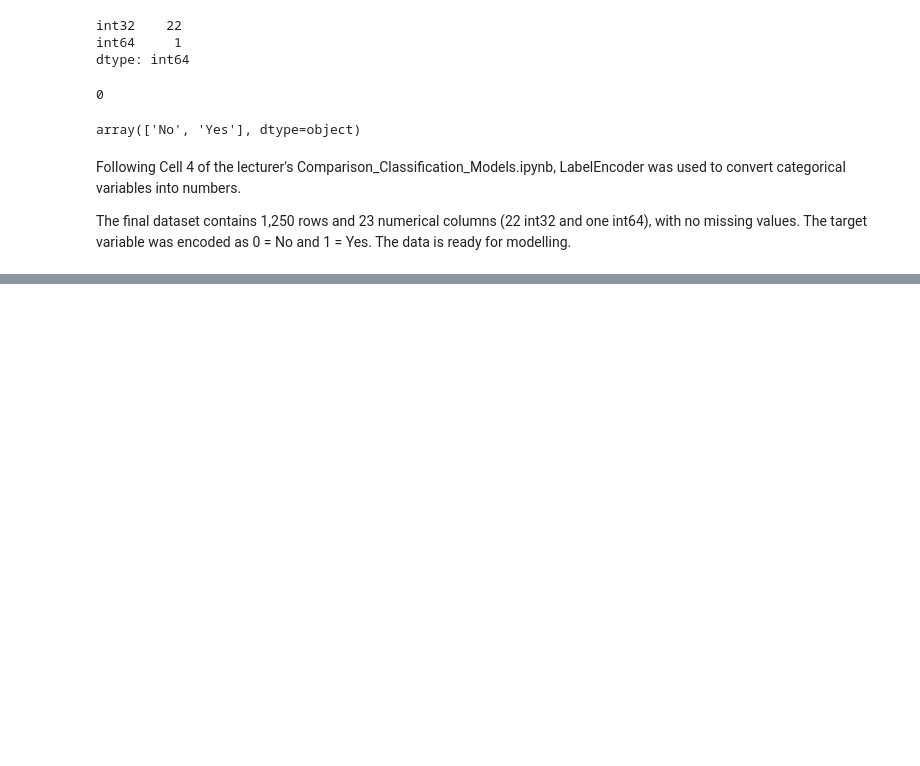
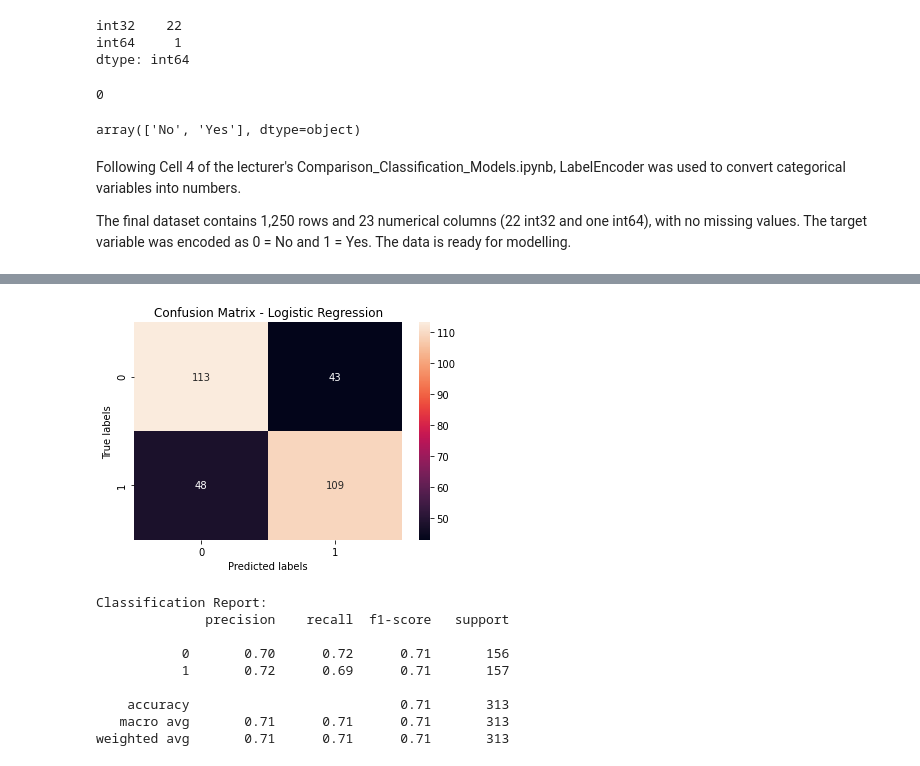
Before and after one commit to Huiyan-Li/CA1_Machine_Learning_Sept_2026, a Jupyter notebook: Huiyan_LI_2026466_Machine_learning_CA1.ipynb, the cells around one changed output, grey strips where cells are left out. Cells and saved outputs as stored; diff of their text form; code cells hidden in the pictures; blank space fills up the shorter version.

```diff
--- a/Huiyan_LI_2026466_Machine_learning_CA1.ipynb
+++ b/Huiyan_LI_2026466_Machine_learning_CA1.ipynb
@@ -1070,0 +1109,30 @@ Logistic Regression’s test accuracy stayed at 70.93%. Changing the regularisat
+# %%
+# Predict by using the tuned Logistic Regression
+y_predict = best_models["Logistic Regression"].predict(X_test)
+
+# Calculate cm by using a method named as 'confusion_matrix'
+cm = confusion_matrix(y_test, y_predict)
+
+# Plot confusion matrix with integers using seaborn heatmap
+plt.figure(figsize = (6, 4))
+sns.heatmap(cm, annot = True, fmt = 'd')        # 'd' stands for integer format
+plt.xlabel('Predicted labels')
+plt.ylabel('True labels')
+plt.title('Confusion Matrix - Logistic Regression')
+plt.show()
+
+# Generate classification report
+report = classification_report(y_test, y_predict)
+print("Classification Report:")
+print(report)
+# %% [output]
+[figure, added]
+Classification Report:
+              precision    recall  f1-score   support
+
+           0       0.70      0.72      0.71       156
+           1       0.72      0.69      0.71       157
+
+    accuracy                           0.71       313
+   macro avg       0.71      0.71      0.71       313
+weighted avg       0.71      0.71      0.71       313
```
Also changed, not shown: parts of 90 cells of this notebook.
